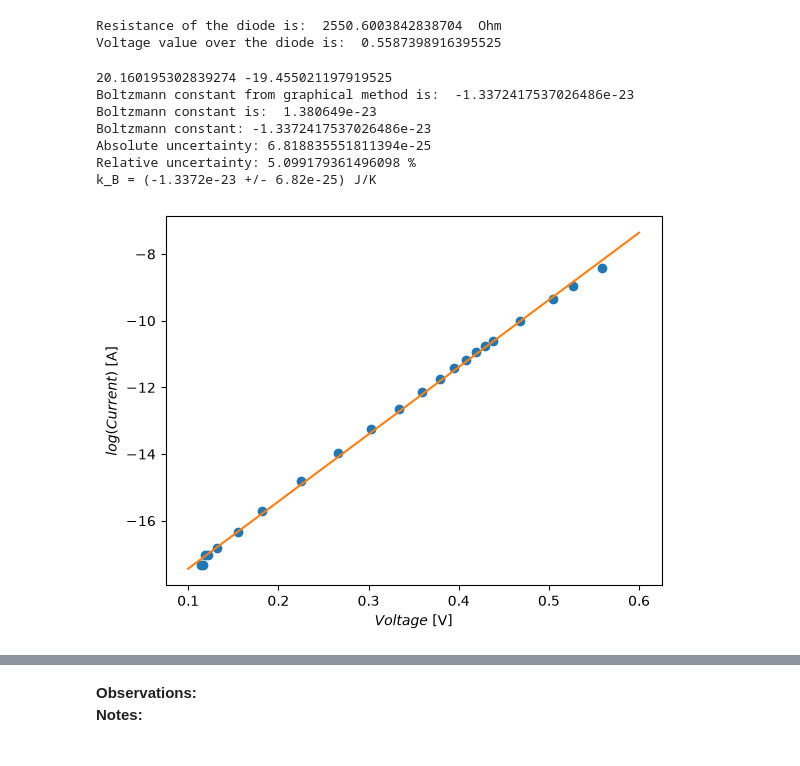
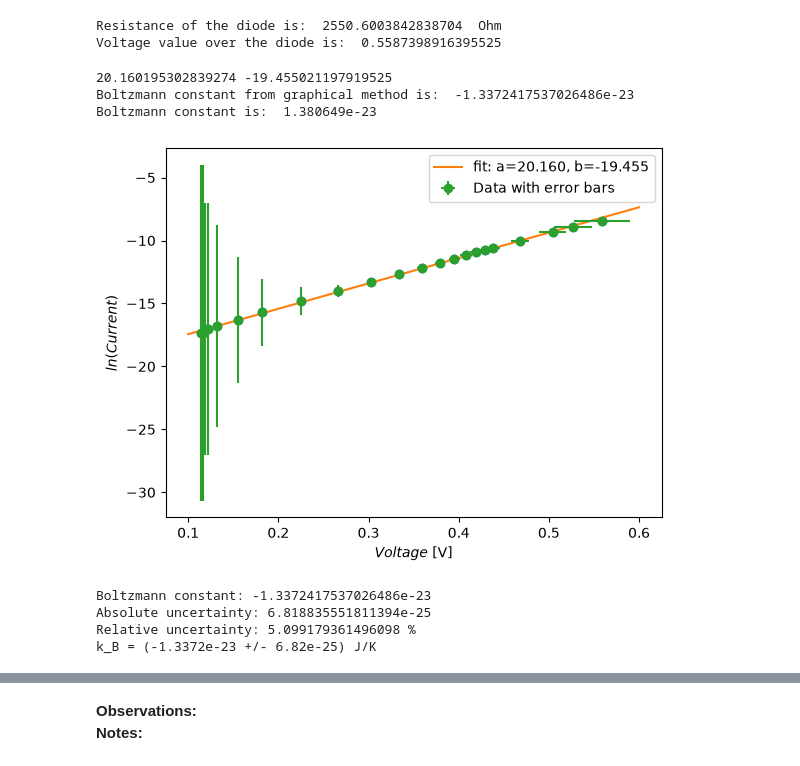
Before and after one commit to fenerbahceisbest1907/IP2-Arthur-Cem-BMConstant, a Jupyter notebook: BC_vinden_arthur_cem.ipynb, the cells around one changed output, grey strips where cells are left out. Drawn from its saved outputs; the diff is of its cells as text; code cells hidden in the pictures.

Commit message:
Final error plot

```diff
--- a/BC_vinden_arthur_cem.ipynb
+++ b/BC_vinden_arthur_cem.ipynb
@@ -70,14 +70,22 @@ V_r1=2.189
 
 
 
-V_B=r3/(r3+r2)*V_Total
-r_diode=r1*(V_B-V_r1)/V_r1
-V_diode=V_B-V_r1
+V_3=r3/(r3+r2)*V_Total
+r_diode=r1*(V_3-V_r1)/V_r1
+V_diode=V_3-V_r1
 
 
 print('Resistance of the diode is: ', r_diode,' Ohm')
-#print('Voltage on diode circuit is: ', V_B)
+#print('Voltage on diode circuit is: ', V_3)
 print('Voltage value over the diode is: ', V_diode)
+
+
+Voltage=np.array([0.11423908042471162,0.11608285076740861,0.11870774732454896,0.12236689412985173,0.13242274388634664,0.15493768450544226,0.18174585872413015,0.22537449712295982,0.266334440650601,0.3031584993913515,0.33420087676441884,0.35903334234358464,0.379075719716652,0.3952081852958178,0.40839635924967754,0.41943798414500183,0.42928952083422767,0.43804030504571045,0.46803236832324396,0.5040531321429454,0.5268082757940515,0.5587398916395525])
+Resistance=np.array([3805151.450173245,3866564.981928025,2965497.58978822,3056908.565704891,2646495.021117415,1935287.882736353,1210742.4452578288,608669.51350024,313102.76842884655,173105.2354867439,103391.19755901337,67437.52963726512,47948.75996000781,36364.24781203489,28881.397448254265,23814.06818390537,20234.52106550992,17578.962057027176,10439.420186845642,5789.426814082295,4033.8577599230957,2550.6003842838704])
+
+Voltage_r1=r1*Voltage/Resistance
+Voltage_r3=Voltage+Voltage_r1
+Voltage_Generator=Voltage_r3*(r3+r2)/r3
 # %% [output]
 Resistance of the diode is:  2550.6003842838704  Ohm
 Voltage value over the diode is:  0.5587398916395525
@@ -85,48 +93,73 @@ Voltage value over the diode is:  0.5587398916395525
 Voltage=np.array([0.11423908042471162,0.11608285076740861,0.11870774732454896,0.12236689412985173,0.13242274388634664,0.15493768450544226,0.18174585872413015,0.22537449712295982,0.266334440650601,0.3031584993913515,0.33420087676441884,0.35903334234358464,0.379075719716652,0.3952081852958178,0.40839635924967754,0.41943798414500183,0.42928952083422767,0.43804030504571045,0.46803236832324396,0.5040531321429454,0.5268082757940515,0.5587398916395525])
 Resistance=np.array([3805151.450173245,3866564.981928025,2965497.58978822,3056908.565704891,2646495.021117415,1935287.882736353,1210742.4452578288,608669.51350024,313102.76842884655,173105.2354867439,103391.19755901337,67437.52963726512,47948.75996000781,36364.24781203489,28881.397448254265,23814.06818390537,20234.52106550992,17578.962057027176,10439.420186845642,5789.426814082295,4033.8577599230957,2550.6003842838704])
 Current=Voltage/Resistance
+
+plt.figure()
 plt.plot(Voltage,np.log(Current),'o')
 plt.xlabel('$Voltage$ [V]')
-plt.ylabel('$log(Current)$ [A]')
+plt.ylabel('$ln(Current)$')
 def function(x,a,b):
     return a*x+b
 x_test=np.linspace(0.1,0.6,100)
 popt,pcov=curve_fit(function,Voltage,np.log(Current))
 plt.plot(x_test,function(x_test,*popt),'-',label='fit: a=%5.3f, b=%5.3f' % tuple(popt))
 
 print(popt[0],popt[1])
 q=1.602176634e-19
 n=2.0
 T=297.15
 Boltzmann_constant_graphical=-np.log(np.e)*q/(popt[0]*n*T)
 print('Boltzmann constant from graphical method is: ', Boltzmann_constant_graphical)
 print('Boltzmann constant is: ', 1.380649e-23)
 
 error_n=0.1
 error_T=2
 error_a= pcov[0][0]**0.5
 
+#error V 3.5 = 1% + 0.004
+#error V 5.5 = 0.003 +0.0006
+
+#error R 5.5= 0.00020 + 0.6
+Error_V_Total=0.003*Voltage_Generator+0.0006
+Error_V_r1=0.01*Voltage_r1+0.004
+Error_R1=0.00020*r1+0.6
+Error_R2=0.00020*r2+0.6
+Error_R3=0.00020*r3+0.6
+
+
+Error_V_3 = np.sqrt((-r3*Voltage_Generator/(r3+r2)**2 * Error_R2)**2+ (r2*Voltage_Generator/(r3+r2)**2 * Error_R3)**2+ (r3/(r3+r2) * Error_V_Total)**2)
+
+Error_V_diode = np.sqrt(Error_V_3**2 + Error_V_r1**2)
+
+Error_r_diode = np.sqrt(((Voltage_3-Voltage_r1)/Voltage_r1 * Error_R1)**2+ (r1/Voltage_r1 * Error_V_3)**2+ (r1*Voltage_3/Voltage_r1**2 * Error_V_r1)**2)
+
+Error_Current = Current * np.sqrt((Error_V_r1/Voltage_r1)**2+ (Error_R1/r1)**2)
+
+
+yerr=Error_Current/Current
+xerr=Error_V_diode
+
+plt.errorbar(Voltage,np.log(Current),yerr=yerr,xerr=xerr,fmt='o',label='Data with error bars')
+plt.legend()
+plt.savefig('Boltzmann_constant_graphical_method2.png', dpi=300)
+plt.show()
 # Relative uncertainty (propagation of uncertainty)
-relative_error_k = np.sqrt(
-    (error_a / popt[0])**2 +
-    (error_n / n)**2 +
-    (error_T / T)**2
-)
+relative_error_k = np.sqrt((error_a / popt[0])**2 +(error_n / n)**2 +(error_T / T)**2)
 
 # Absolute uncertainty
 error_k_B = abs(Boltzmann_constant_graphical) * relative_error_k
 
 print("Boltzmann constant:", Boltzmann_constant_graphical)
 print("Absolute uncertainty:", error_k_B)
 print("Relative uncertainty:", relative_error_k * 100, "%")
 
 print(f"k_B = ({Boltzmann_constant_graphical:.4e} +/- {error_k_B:.2e}) J/K")
 # %% [output]
 20.160195302839274 -19.455021197919525
 Boltzmann constant from graphical method is:  -1.3372417537026486e-23
 Boltzmann constant is:  1.380649e-23
-Boltzmann constant: -1.3372417537026486e-23
-Absolute uncertainty: 6.818835551811394e-25
-Relative uncertainty: 5.099179361496098 %
-k_B = (-1.3372e-23 +/- 6.82e-25) J/K
-[figure, old version]
+[figure, new version]
+Boltzmann constant: -1.3372417537026486e-23
+Absolute uncertainty: 6.818835551811394e-25
+Relative uncertainty: 5.099179361496098 %
+k_B = (-1.3372e-23 +/- 6.82e-25) J/K
```
Also changed, not shown: parts of 1 cell of this notebook, 1 other file.
